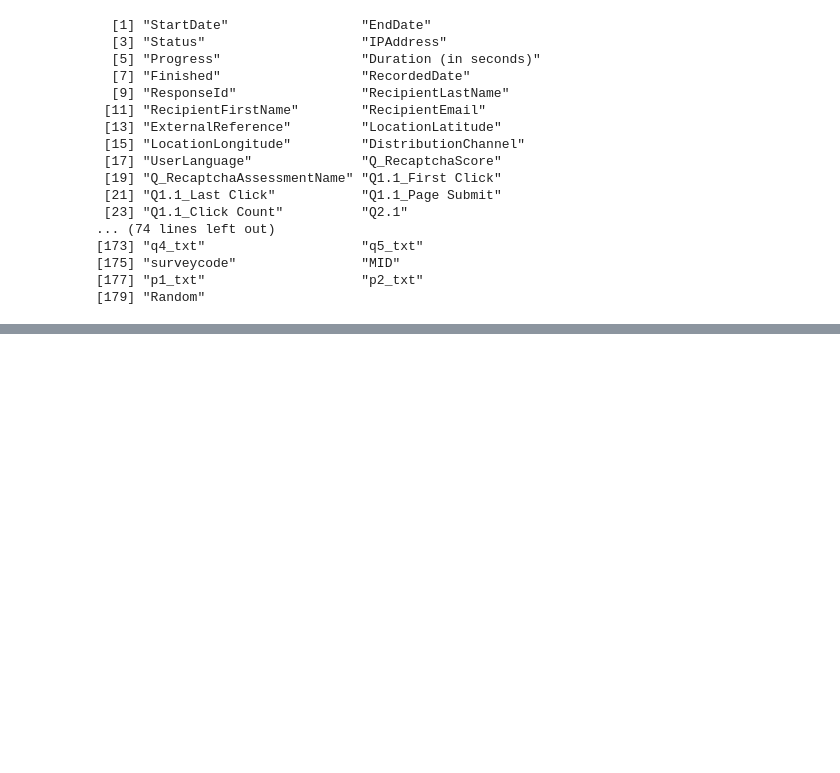
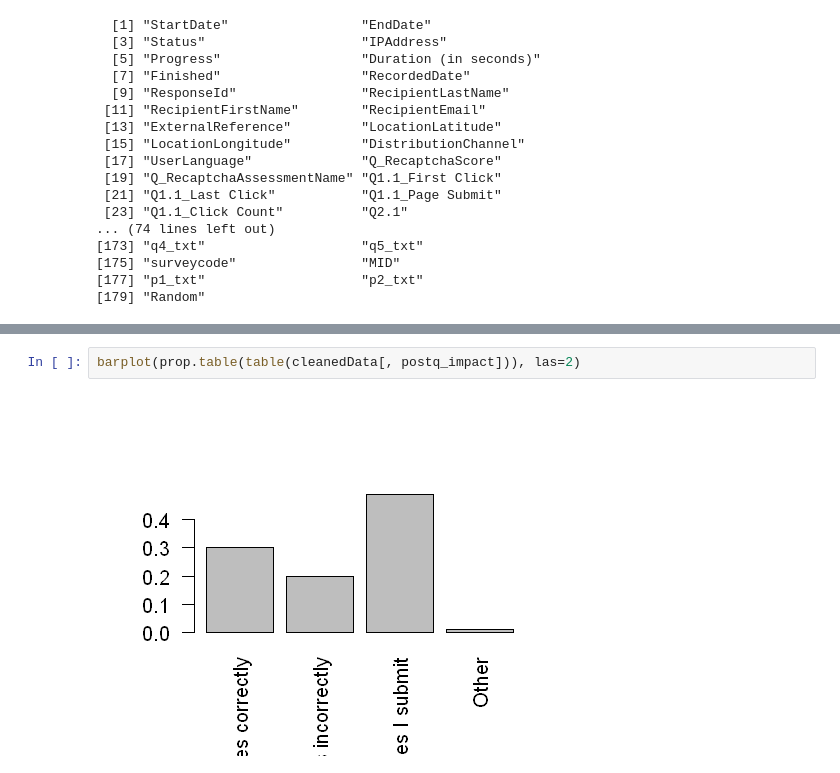
Before and after one commit to zhum01/W241-Make-18-Experiment, a Jupyter notebook: W241_Final_Project_EDA.ipynb, the cells around one changed output, grey strips where cells are left out. Drawn from its saved outputs; the diff is of its cells as text; blank space fills up the shorter version.

```diff
--- a/W241_Final_Project_EDA.ipynb
+++ b/W241_Final_Project_EDA.ipynb
@@ -292,0 +344,4 @@ ggplot(cleanedData, aes(x=final_score, color=Random)) +
+# %%
+barplot(prop.table(table(cleanedData[, postq_impact])), las=2)
+# %% [output]
+[figure, added]
```
Also changed, not shown: parts of 31 cells of this notebook.
